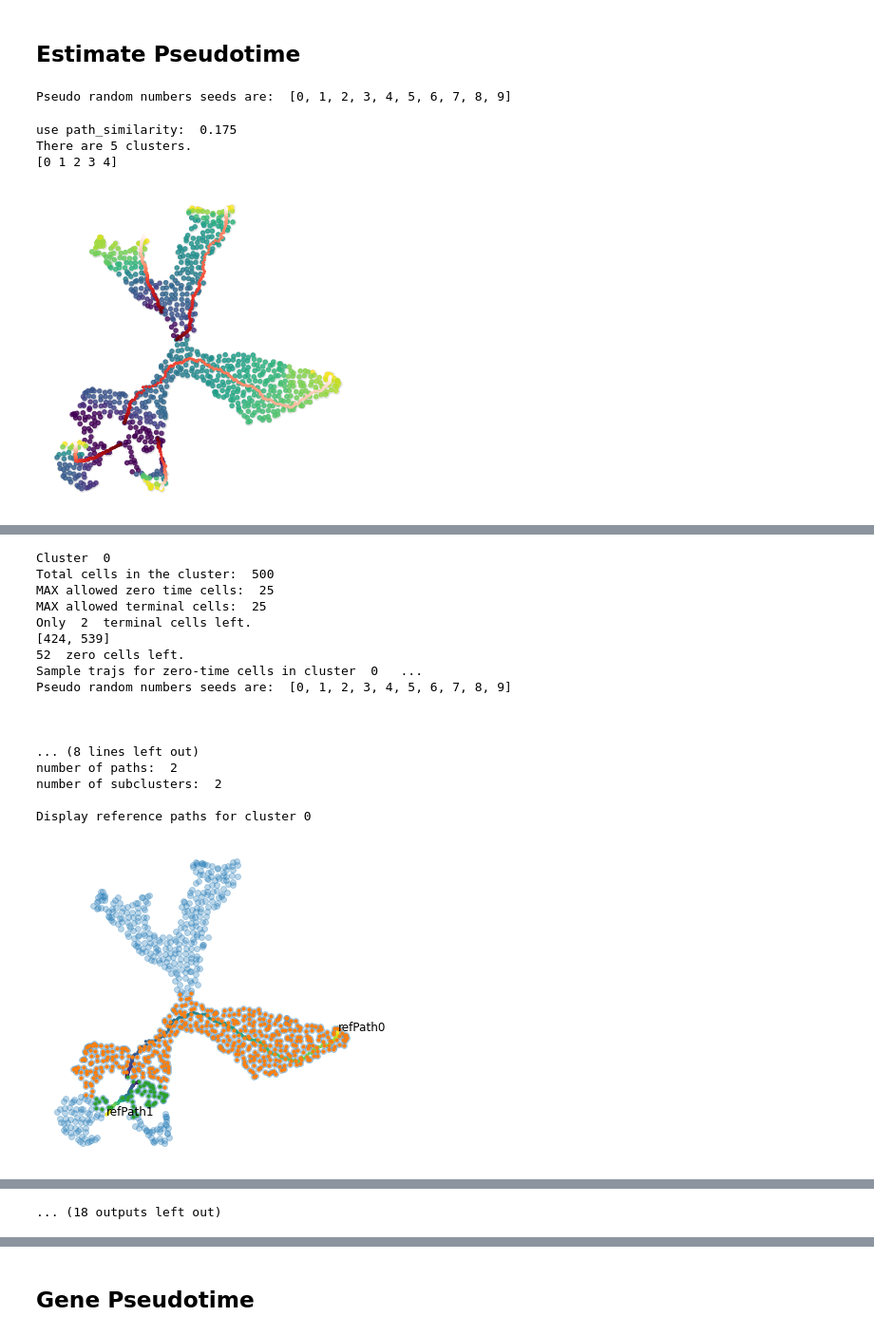
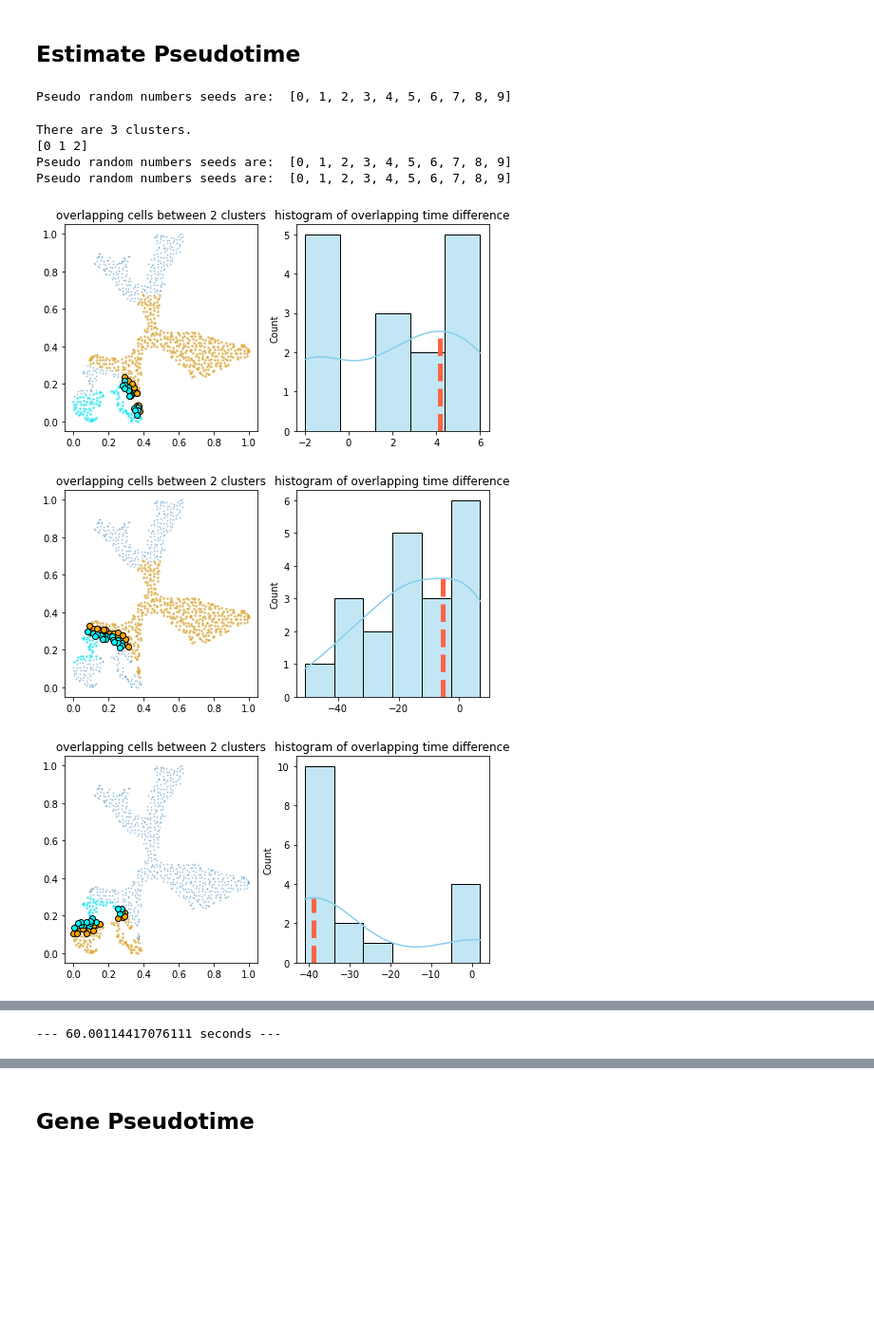
Before and after one commit to GuangyuWangLab2021/cellDancer, a Jupyter notebook: analysis/Pengzhi/neuro_pseudotime/neuro_main_function-June6.ipynb, the cells around one changed output, grey strips where cells are left out. Shown at 95% size. Cells and saved outputs as stored; diff of their text form; code cells hidden in the pictures; blank space fills up the shorter version.

```diff
--- a/analysis/Pengzhi/neuro_pseudotime/neuro_main_function-June6.ipynb
+++ b/analysis/Pengzhi/neuro_pseudotime/neuro_main_function-June6.ipynb
@@ -33,7 +30,7 @@ The autoreload extension is already loaded. To reload it, use:
 cell_type_u_s_path="/Users/shengyuli/Library/CloudStorage/OneDrive-HoustonMethodist/work/Velocity/data/raw_data/DentateGyrus.csv"
 #cell_type_u_s_path='/Users/wanglab/Documents/ShengyuLi/Velocity/data/raw_data/DentateGyrus.csv'
 #cell_type_u_s_path='/Users/chen.weiqing/code/celldancer/DentateGyrus.csv'
-cell_type_u_s=pd.read_csv(raw_path)
+cell_type_u_s=pd.read_csv(cell_type_u_s_path)
 cell_type_u_s
 # %%
 %autoreload 2
@@ -205,26 +198,29 @@ plt.show()
 # %%
 %autoreload 2
 
-dt = 0.01
-t_total = {0.01: 1000}
+dt = 0.05
+t_total = {0.05: 1000}
 n_repeats = 10
 
 speed_up=(60,60)
 grid = (30, 30)
 load_cellDancer = pseudo_time(
     cellDancer_df=cellDancer_df,
     grid=grid,
     dt=dt,
     t_total=t_total[dt],
     n_repeats=n_repeats,
     speed_up=speed_up,
-    n_paths = 5,
+    n_paths = 3,
     psrng_seeds_diffusion=[i for i in range(n_repeats)],
     activate_umap_paths_divider=False,
     n_jobs=12)
 # %% [output]
 Pseudo random numbers seeds are:  [0, 1, 2, 3, 4, 5, 6, 7, 8, 9]
-use path_similarity:  0.175
-There are 5 clusters.
-[0 1 2 3 4]
+There are 3 clusters.
+[0 1 2]
+Pseudo random numbers seeds are:  [0, 1, 2, 3, 4, 5, 6, 7, 8, 9]
+Pseudo random numbers seeds are:  [0, 1, 2, 3, 4, 5, 6, 7, 8, 9]
-[figure, old version]
+[figure, new version]
+[figure, new version]
+[figure, new version]
@@ -231,18 +231 @@ There are 5 clusters.
-Cluster  0
-Total cells in the cluster:  500
-MAX allowed zero time cells:  25
-MAX allowed terminal cells:  25
-Only  2  terminal cells left.
-[424, 539]
-52  zero cells left.
-Sample trajs for zero-time cells in cluster  0   ...
-Pseudo random numbers seeds are:  [0, 1, 2, 3, 4, 5, 6, 7, 8, 9]
-
-
-
-... (8 lines left out)
-number of paths:  2
-number of subclusters:  2
-
-Display reference paths for cluster 0
+--- 60.00114417076111 seconds ---
-[figure, old version]
@@ -301,4 +232,3 @@ Display reference paths for cluster 2
-... (18 outputs left out)
 # %%
 ## Plot Pseudotime
 fig, ax = plt.subplots(figsize=(6,6))
```
Also changed, not shown: parts of 12 cells of this notebook, 6 other files.
